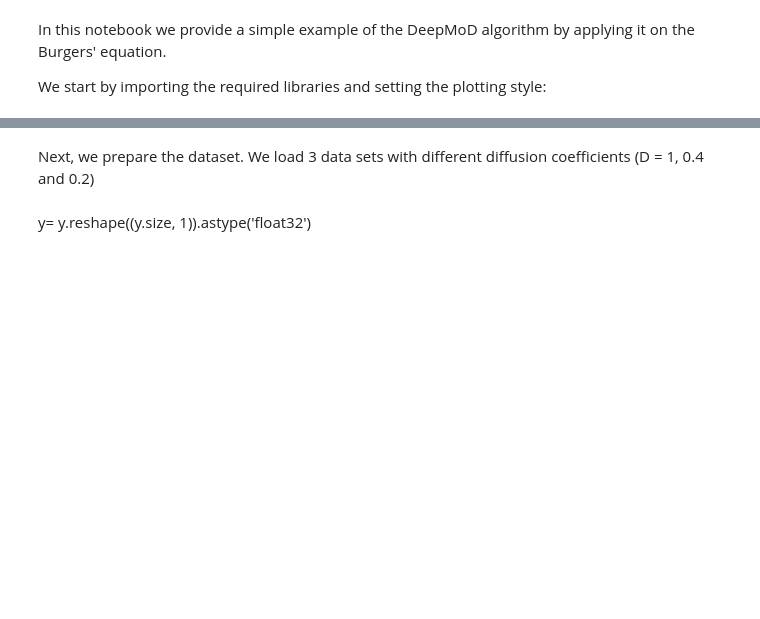
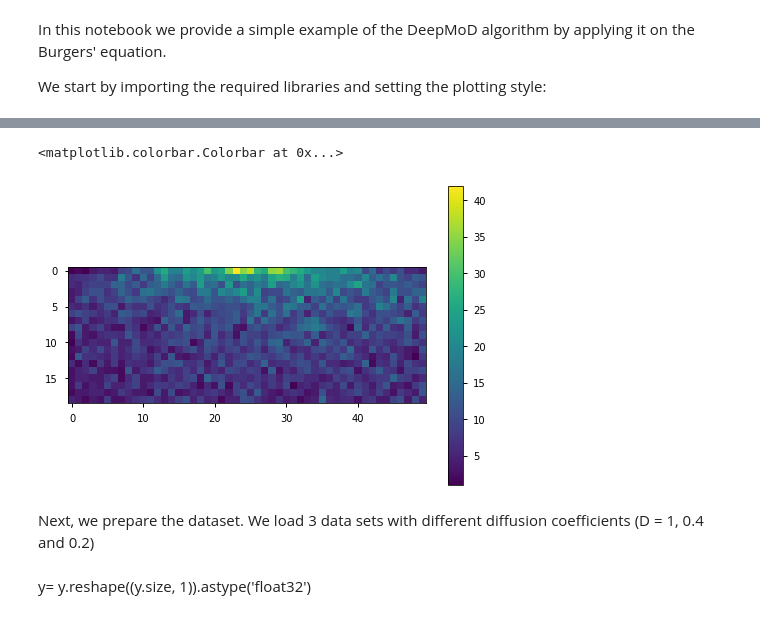
Before and after one commit to akshay-vedi/DeePyMoD_torch, a Jupyter notebook: notebooks/Diffusion_group_sparsity.ipynb, the cells around one changed output, grey strips where cells are left out. Drawn from its saved outputs; the diff is of its cells as text; code cells hidden in the pictures; blank space fills up the shorter version.

```diff
--- a/notebooks/Diffusion_group_sparsity.ipynb
+++ b/notebooks/Diffusion_group_sparsity.ipynb
@@ -22,2 +59,20 @@ np.random.seed(40)
+# %%
+for t in range(1,len(x_array)):
+    histo=np.histogram(x_array[t],bins=50,range=[-5,5])
+    u = histo[0].flatten()
+    x_m = histo[1].flatten()[:-1]
+    t = t*np.ones_like(x_m).flatten()
+    X_m = np.vstack([X_m,x_m.flatten()])
+    T = np.vstack([T,t])
+    U = np.vstack([U,u])
+X_m= X_m[1:]
+T = T[1:]
+U = U[1:]
+# %%
+plt.imshow(U)
+plt.colorbar()
+# %% [output]
+<matplotlib.colorbar.Colorbar at 0x...>
+[figure, added]
 # %% [markdown]
 Next, we prepare the dataset. We load 3 data sets with different diffusion coefficients (D = 1, 0.4 and 0.2)
```
Also changed, not shown: parts of 31 cells of this notebook, 21 other files.
